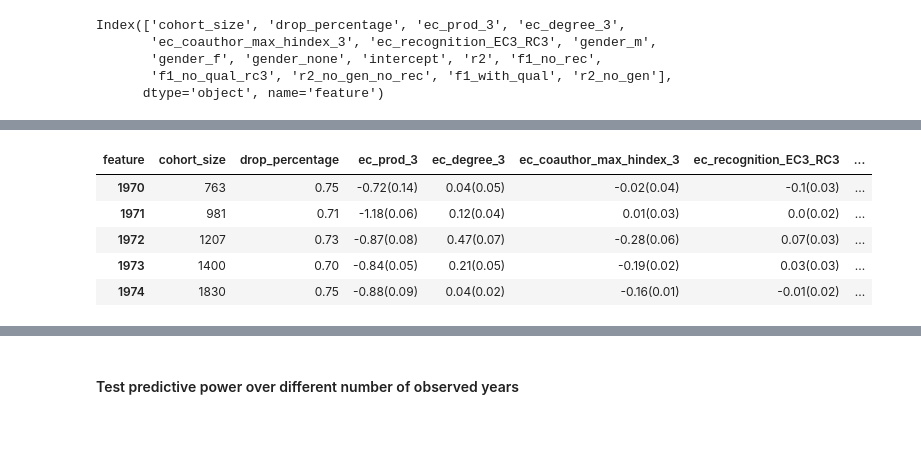
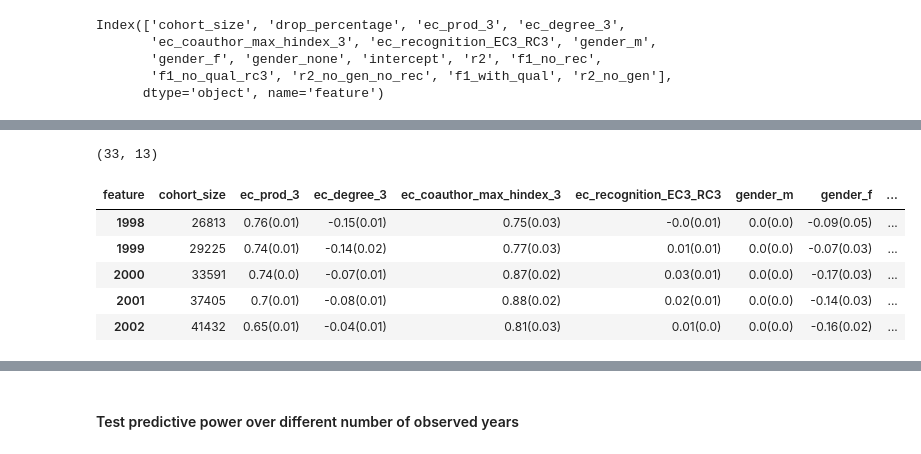
Before and after one commit to gesiscss/inequality, a Jupyter notebook: 3. Correlations and Linear.ipynb, the cells around one changed output, grey strips where cells are left out. Cells and saved outputs as stored; diff of their text form; code cells hidden in the pictures.

```diff
--- a/3. Correlations and Linear.ipynb
+++ b/3. Correlations and Linear.ipynb
@@ -484,10 +464,19 @@ results2.head()
-# %%
-results3.head()
-#dropouts
-# %% [output]
-| feature | cohort_size | drop_percentage | ec_prod_3 | ec_degree_3 | ec_coauthor_max_hindex_3 | ec_recognition_EC3_RC3 | ... |
-| 1970 | 763 | 0.75 | -0.72(0.14) | 0.04(0.05) | -0.02(0.04) | -0.1(0.03) | ... |
-| 1971 | 981 | 0.71 | -1.18(0.06) | 0.12(0.04) | 0.01(0.03) | 0.0(0.02) | ... |
-| 1972 | 1207 | 0.73 | -0.87(0.08) | 0.47(0.07) | -0.28(0.06) | 0.07(0.03) | ... |
-| 1973 | 1400 | 0.70 | -0.84(0.05) | 0.21(0.05) | -0.19(0.02) | 0.03(0.03) | ... |
-| 1974 | 1830 | 0.75 | -0.88(0.09) | 0.04(0.02) | -0.16(0.01) | -0.01(0.02) | ... |
+# %%
+results2.shape
+# %% [output]
+(33, 13)
+# %%
+results.tail()
+#h_index_increase
+# train_test results, compare with 'r2' col
+# Year: 1999, r2: 0.29575585145072425
+# Year: 2000, r2: 0.3288047075331689
+# Year: 2001, r2: 0.32359617501275245
+# Year: 2002, r2: 0.32367401156648834
+# %% [output]
+| feature | cohort_size | ec_prod_3 | ec_degree_3 | ec_coauthor_max_hindex_3 | ec_recognition_EC3_RC3 | gender_m | gender_f | ... |
+| 1998 | 26813 | 0.76(0.01) | -0.15(0.01) | 0.75(0.03) | -0.0(0.01) | 0.0(0.0) | -0.09(0.05) | ... |
+| 1999 | 29225 | 0.74(0.01) | -0.14(0.02) | 0.77(0.03) | 0.01(0.01) | 0.0(0.0) | -0.07(0.03) | ... |
+| 2000 | 33591 | 0.74(0.0) | -0.07(0.01) | 0.87(0.02) | 0.03(0.01) | 0.0(0.0) | -0.17(0.03) | ... |
+| 2001 | 37405 | 0.7(0.01) | -0.08(0.01) | 0.88(0.02) | 0.02(0.01) | 0.0(0.0) | -0.14(0.03) | ... |
+| 2002 | 41432 | 0.65(0.01) | -0.04(0.01) | 0.81(0.03) | 0.01(0.0) | 0.0(0.0) | -0.16(0.02) | ... |
```
Also changed, not shown: parts of 8 cells of this notebook, 1 other file.
